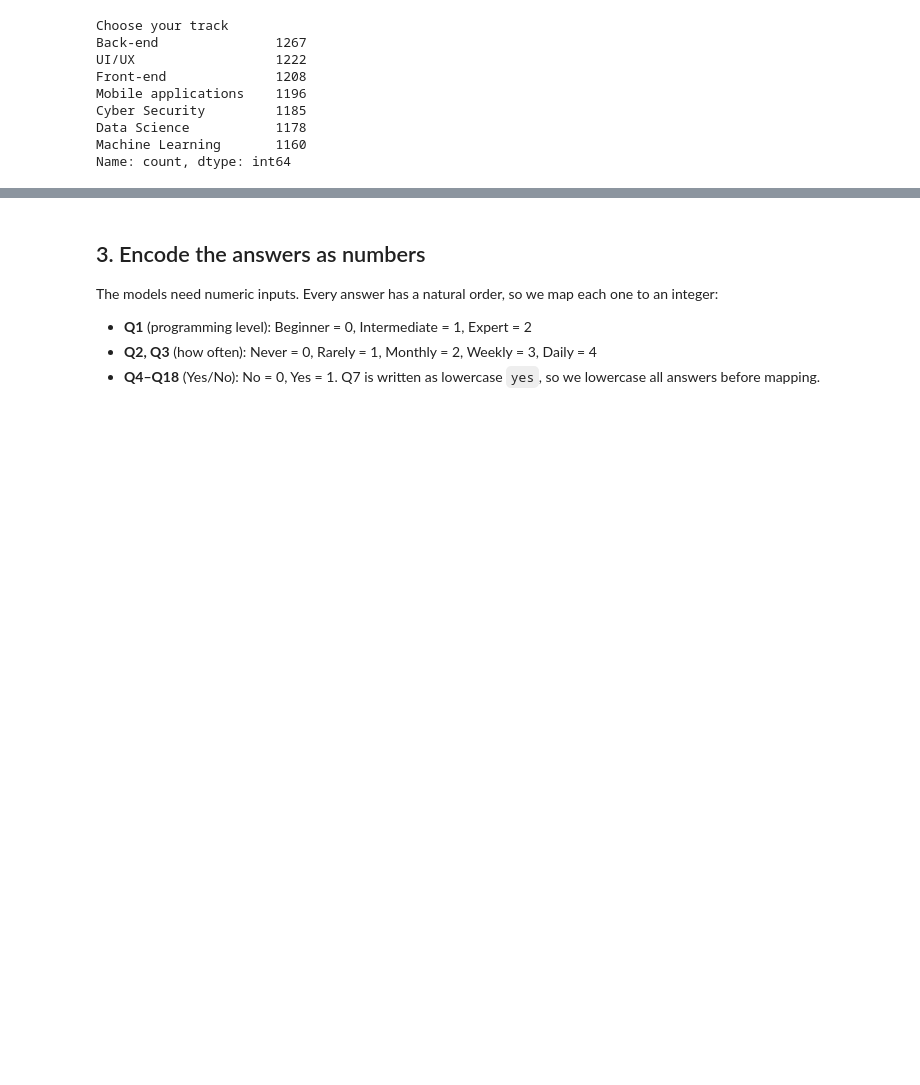
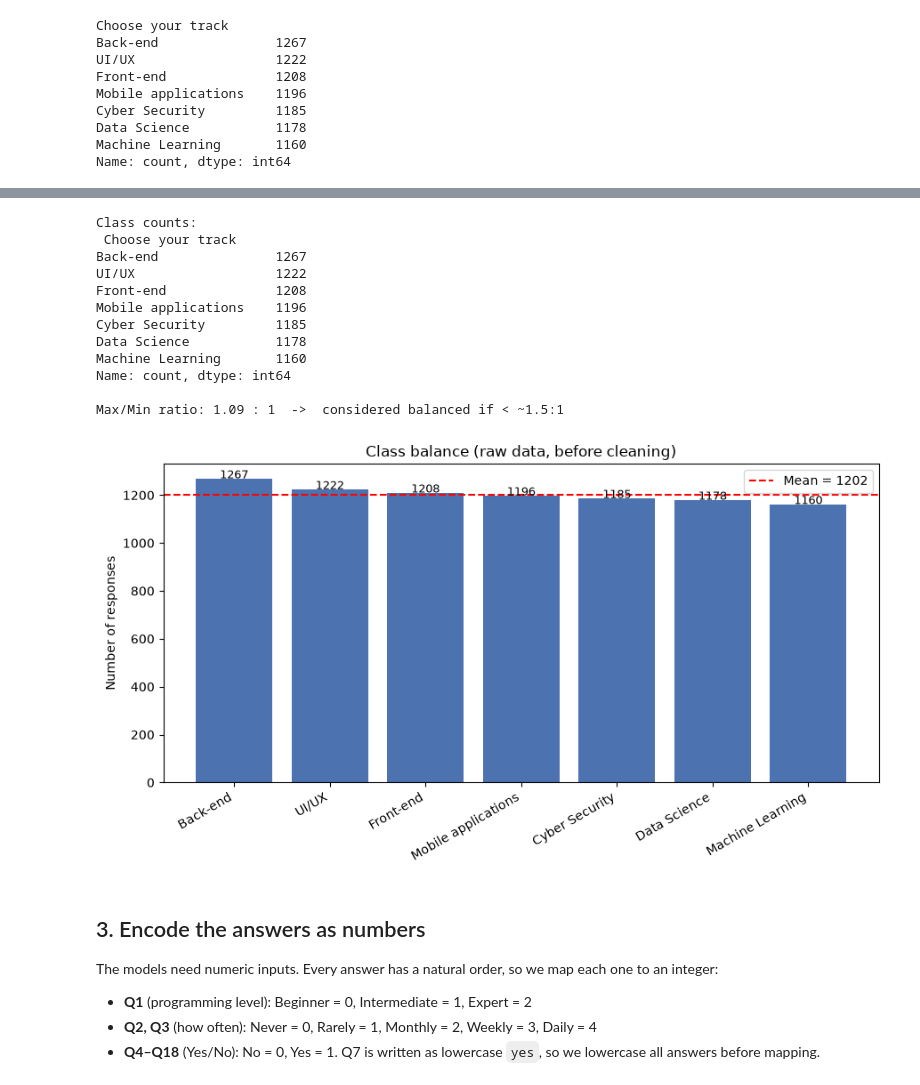
Before and after one commit to Mostafa1111918/NTI-project, a Jupyter notebook: project.ipynb, the cells around one changed output, grey strips where cells are left out. Drawn from its saved outputs; the diff is of its cells as text; code cells hidden in the pictures; blank space fills up the shorter version.

```diff
--- a/project.ipynb
+++ b/project.ipynb
@@ -115,3 +119,36 @@ Name: count, dtype: int64
+# %%
+import matplotlib.pyplot as plt
+
+counts = df[TARGET].value_counts()
+ratio = counts.max() / counts.min()
+print("Class counts:\n", counts)
+print(f"\nMax/Min ratio: {ratio:.2f} : 1  ->  considered balanced if < ~1.5:1")
+
+fig, ax = plt.subplots(figsize=(9,5))
+bars = ax.bar(counts.index, counts.values, color="#4C72B0")
+ax.axhline(counts.mean(), color="red", linestyle="--", label=f"Mean = {counts.mean():.0f}")
+ax.set_title("Class balance (raw data, before cleaning)")
+ax.set_ylabel("Number of responses")
+plt.setp(ax.get_xticklabels(), rotation=30, ha="right")
+ax.legend()
+for b in bars:
+    ax.text(b.get_x()+b.get_width()/2, b.get_height()+3, str(int(b.get_height())), ha="center", fontsize=9)
+plt.tight_layout()
+plt.show()
+# %% [output]
+Class counts:
+ Choose your track
+Back-end               1267
+UI/UX                  1222
+Front-end              1208
+Mobile applications    1196
+Cyber Security         1185
+Data Science           1178
+Machine Learning       1160
+Name: count, dtype: int64
+
+Max/Min ratio: 1.09 : 1  ->  considered balanced if < ~1.5:1
+[figure, added]
 # %% [markdown]
 ## 3. Encode the answers as numbers
 
```
Also changed, not shown: parts of 9 cells of this notebook.
